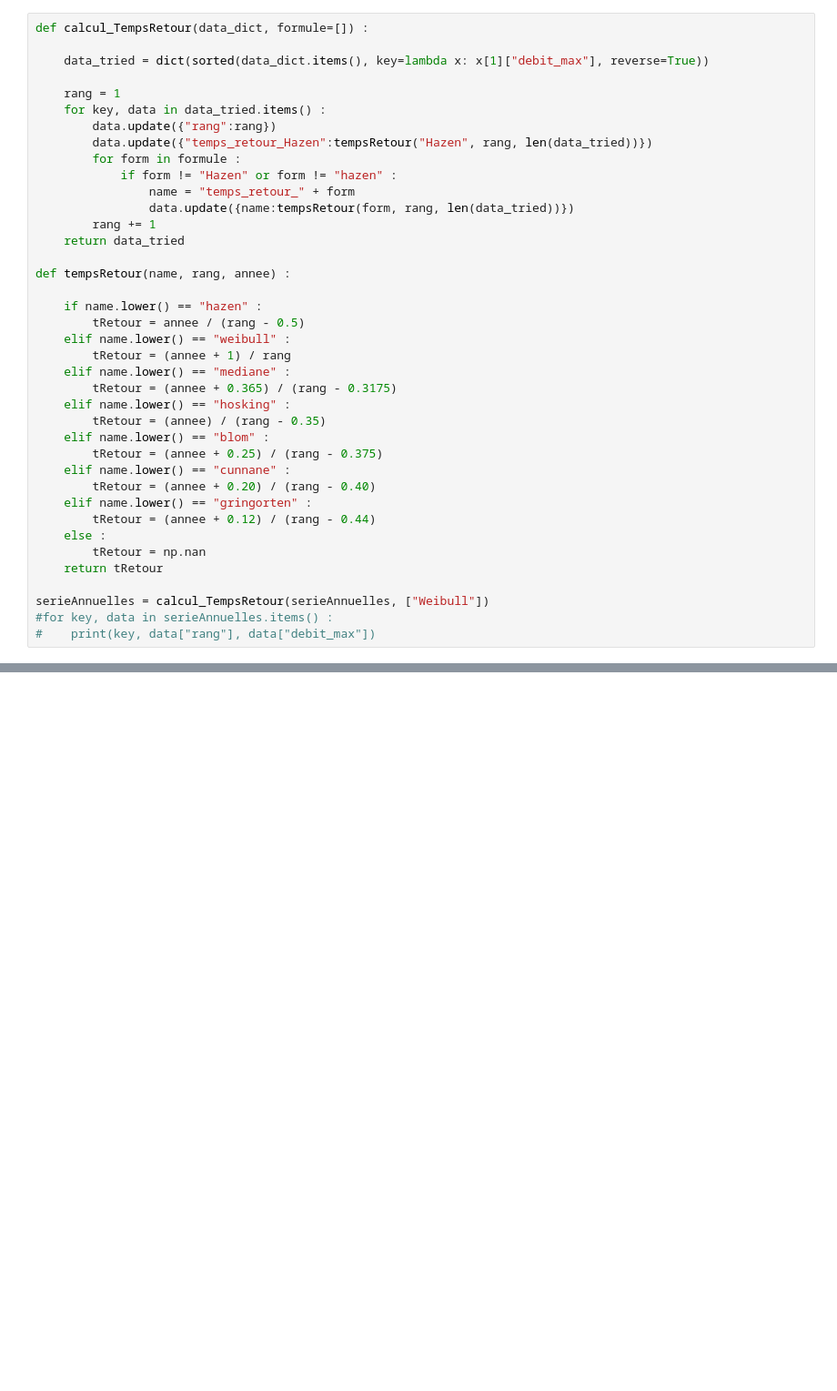
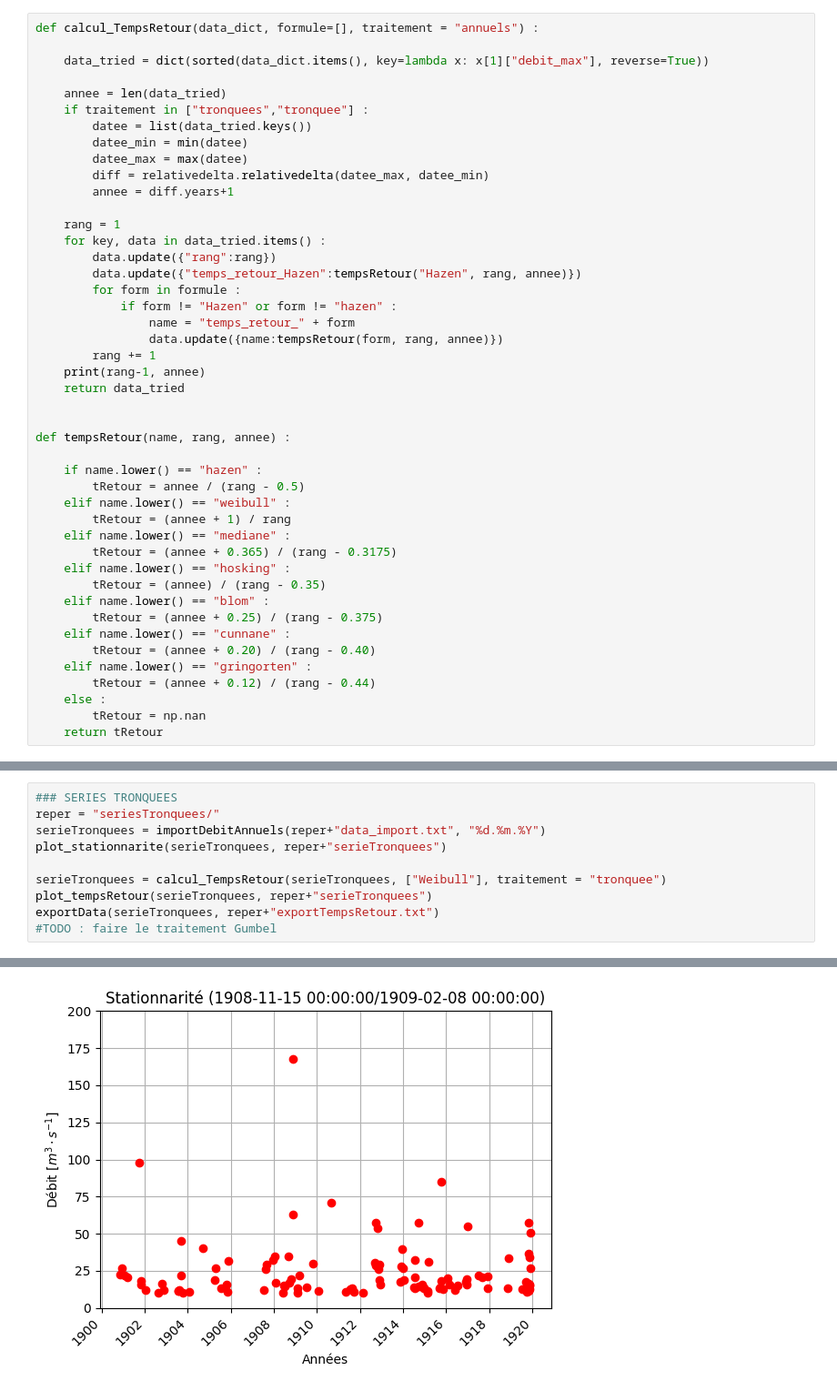
Before and after one commit to Maxouch742/resumeHydro, a Jupyter notebook: AmHydro/script/traitementSeries.ipynb, the cells around one changed output, grey strips where cells are left out. Shown at 91% size. Drawn from its saved outputs; the diff is of its cells as text; blank space fills up the shorter version.

```diff
--- a/AmHydro/script/traitementSeries.ipynb
+++ b/AmHydro/script/traitementSeries.ipynb
@@ -77,18 +83,28 @@ plot_homogeneite(serieAnnuelles)
 # %%
-def calcul_TempsRetour(data_dict, formule=[]) :
+def calcul_TempsRetour(data_dict, formule=[], traitement = "annuels") :
 
     data_tried = dict(sorted(data_dict.items(), key=lambda x: x[1]["debit_max"], reverse=True))
+
+    annee = len(data_tried)
+    if traitement in ["tronquees","tronquee"] :
+        datee = list(data_tried.keys())
+        datee_min = min(datee)
+        datee_max = max(datee)
+        diff = relativedelta.relativedelta(datee_max, datee_min)
+        annee = diff.years+1
 
     rang = 1
     for key, data in data_tried.items() :
         data.update({"rang":rang})
-        data.update({"temps_retour_Hazen":tempsRetour("Hazen", rang, len(data_tried))})
+        data.update({"temps_retour_Hazen":tempsRetour("Hazen", rang, annee)})
         for form in formule :
             if form != "Hazen" or form != "hazen" :
                 name = "temps_retour_" + form
-                data.update({name:tempsRetour(form, rang, len(data_tried))})
+                data.update({name:tempsRetour(form, rang, annee)})
         rang += 1
+    print(rang-1, annee)
     return data_tried
+
 
 def tempsRetour(name, rang, annee) :
 
@@ -109,8 +125,4 @@ def tempsRetour(name, rang, annee) :
     else :
         tRetour = np.nan
     return tRetour
-
-serieAnnuelles = calcul_TempsRetour(serieAnnuelles, ["Weibull"])
-#for key, data in serieAnnuelles.items() :
-#    print(key, data["rang"], data["debit_max"])
 # %%
@@ -308,0 +322,11 @@ plot_Gumbel(serieAnnuelles, "serieAnnuelles_loiGumbel_extrapole", data_temps)
+# %%
+### SERIES TRONQUEES
+reper = "seriesTronquees/"
+serieTronquees = importDebitAnnuels(reper+"data_import.txt", "%d.%m.%Y")
+plot_stationnarite(serieTronquees, reper+"serieTronquees")
+
+serieTronquees = calcul_TempsRetour(serieTronquees, ["Weibull"], traitement = "tronquee")
+plot_tempsRetour(serieTronquees, reper+"serieTronquees")
+exportData(serieTronquees, reper+"exportTempsRetour.txt")
+#TODO : faire le traitement Gumbel
+# %% [output]
@@ -308,0 +334 @@ plot_Gumbel(serieAnnuelles, "serieAnnuelles_loiGumbel_extrapole", data_temps)
+[figure, added]
```
Also changed, not shown: parts of 15 cells of this notebook, 23 other files.
